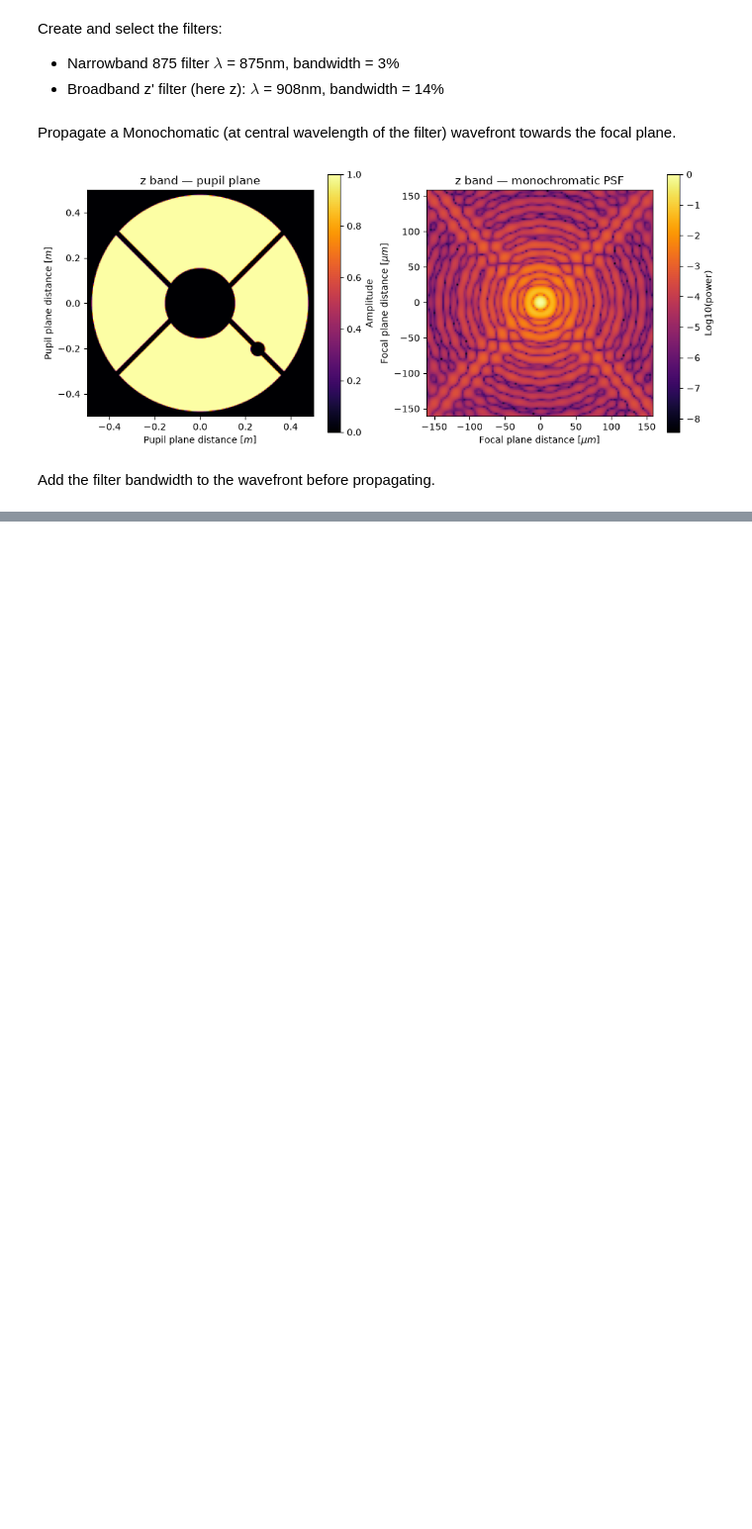
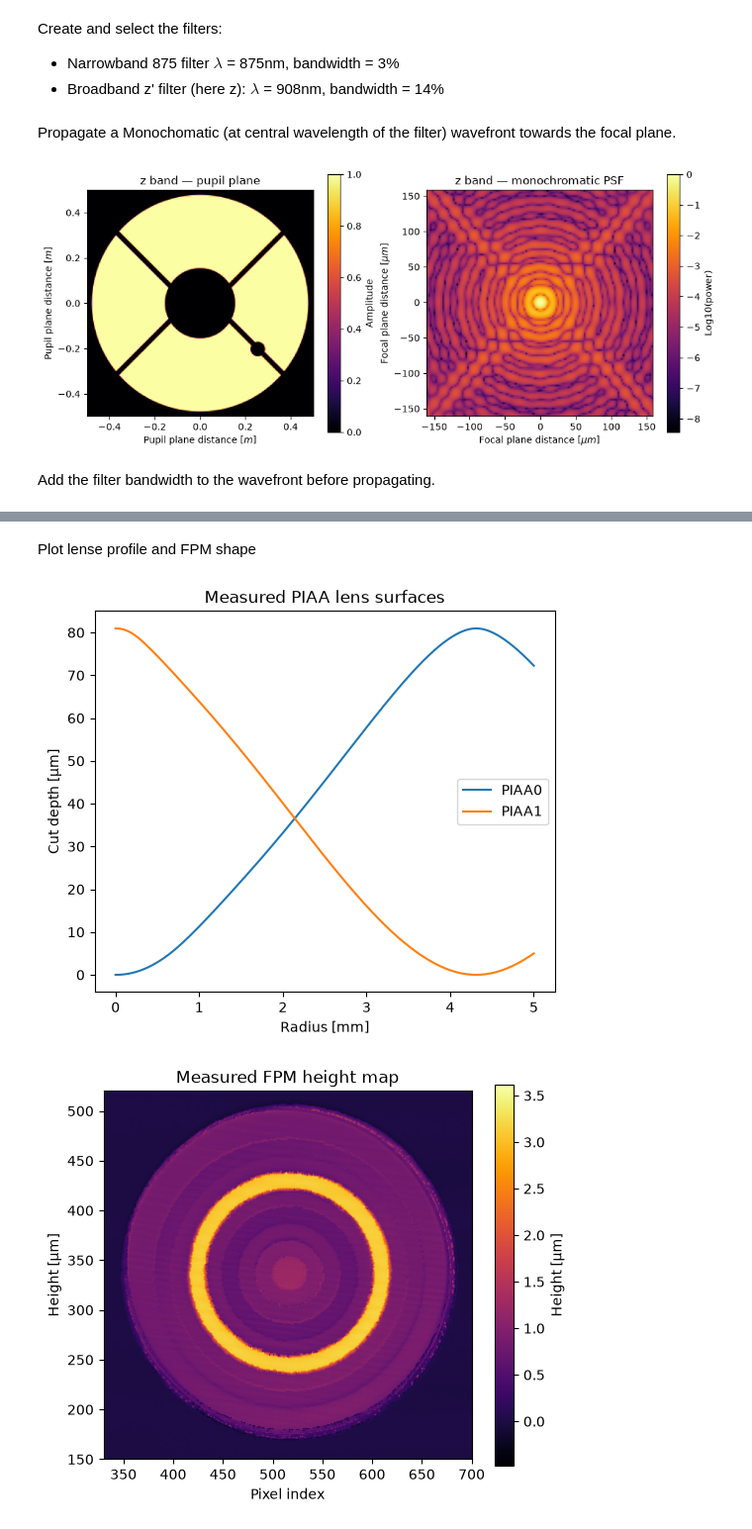
Before and after one commit to armandbl/PIAACMC, a Jupyter notebook: PIAACMC.ipynb, the cells around one changed output, grey strips where cells are left out. Shown at 99% size. Drawn from its saved outputs; the diff is of its cells as text; code cells hidden in the pictures; blank space fills up the shorter version.

```diff
--- a/PIAACMC.ipynb
+++ b/PIAACMC.ipynb
@@ -170,0 +163,25 @@ IndentationError: unexpected indent (3245088744.py, line 5)
+# %% [markdown]
+Plot lense profile and FPM shape
+# %%
+fig = plt.figure(figsize=(6, 5))
+plt.plot(r_piaa0 * 1e3, cut0 * 1e6, label='PIAA0', color='C0')
+plt.plot(r_piaa1 * 1e3, cut1 * 1e6, label='PIAA1', color='C1')
+plt.xlabel('Radius [mm]')
+plt.ylabel('Cut depth [µm]')
+plt.title('Measured PIAA lens surfaces')
+plt.legend()
+plt.show()
+
+#plot mask
+fig = plt.figure(figsize=(6, 5))
+plt.imshow(fpm_height * 1e6, cmap='inferno')
+plt.xlim(330, 700)
+plt.ylim(150, 520)
+plt.colorbar(label='Height [µm]')
+plt.xlabel('Pixel index')
+plt.ylabel('Height [µm]')
+plt.title('Measured FPM height map')
+plt.show()
+# %% [output]
+[figure, added]
+[figure, added]
```
Also changed, not shown: parts of 9 cells of this notebook, 1 other file.
